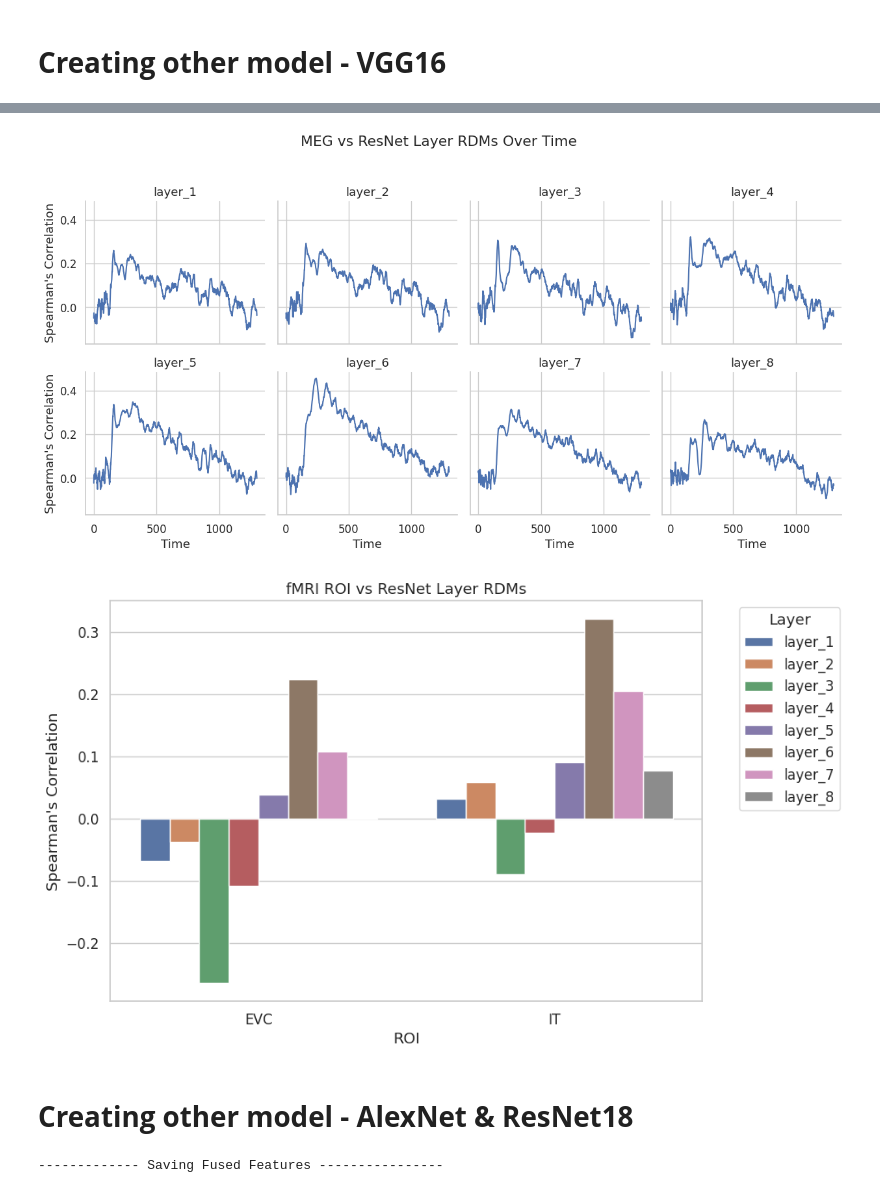
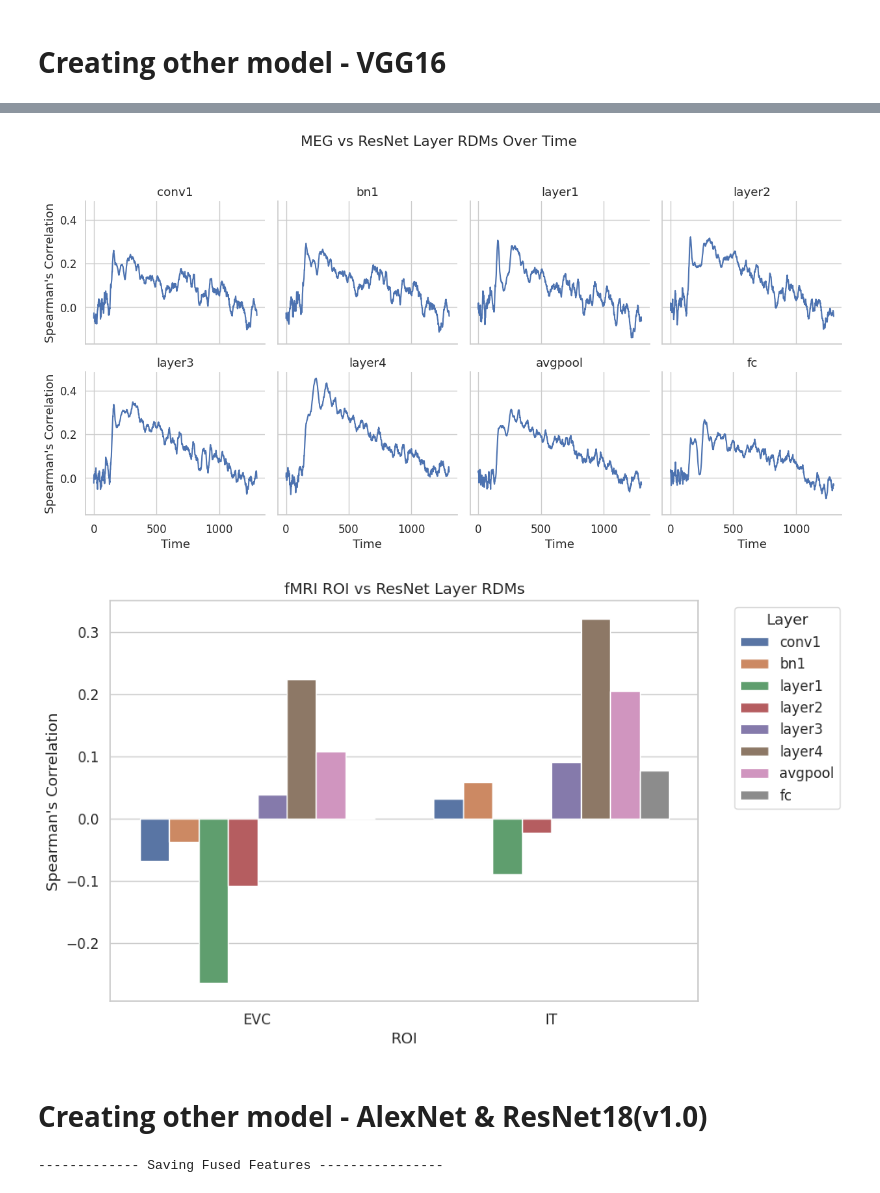
Before and after one commit to OdinViolet/Neuromatch, a Jupyter notebook: projects/fMRI/load_cichy_fMRI_MEG.ipynb, the cells around one changed output, grey strips where cells are left out. Saved outputs shown, nothing was run; the diff lists cells and outputs as text; code cells hidden in the pictures.

```diff
--- a/projects/fMRI/load_cichy_fMRI_MEG.ipynb
+++ b/projects/fMRI/load_cichy_fMRI_MEG.ipynb
@@ -980,20 +1214,0 @@ if run:
-# %%
-import matplotlib.pyplot as plt
-
-if run:
-    plt.rc('font', size=12)
-    fig, ax = plt.subplots(figsize=(12, 6))
-    time_range = range(-100, 1201)  # 1301 个时间点
-
-    for layer in layers:
-        color = plt.cm.tab10(layers.index(layer) % 10)
-        ax.plot(time_range, MEG_correlation[layer],
-                label=layer, color=color)
-
-    ax.set_xlabel('Time (ms)')
-    ax.set_ylabel("Spearman's Correlation")
-    ax.set_title('MEG vs Model Layer RDM Correlation Over Time')
-    ax.legend(title='Model Layer', loc='upper left')
-    ax.grid(True)
-    plt.tight_layout()
-    plt.show()
@@ -1061,10 +1233,10 @@ import seaborn as sns
 import matplotlib.pyplot as plt
 from scipy.stats import spearmanr
 
-# 特征提取模型
-class ResNetFeatureExtractor(nn.Module):
+# 特征提取模型（ResNet18层版本）
+class ResNet18FeatureExtractor(nn.Module):
     def __init__(self, selected_layers):
-        super(ResNetFeatureExtractor, self).__init__()
+        super(ResNet18FeatureExtractor, self).__init__()
         resnet = models.resnet18(weights=models.ResNet18_Weights.DEFAULT)
         self.selected_layers = selected_layers
 
@@ -1156,8 +1328,21 @@ def plot_rsa_results(results):
     df = pd.DataFrame(results)
     sns.set(style='whitegrid', font_scale=1.1)
 
+    # ResNet 层标签映射
+    layer_name_mapping = {
+        'layer_1': 'conv1',
+        'layer_2': 'bn1',
+        'layer_3': 'layer1',
+        'layer_4': 'layer2',
+        'layer_5': 'layer3',
+        'layer_6': 'layer4',
+        'layer_7': 'avgpool',
+        'layer_8': 'fc'
+    }
+
     # MEG Time Course
     df_meg = df[df['DataType'] == 'MEG']
+    df_meg.loc[:, 'Layer'] = df_meg['Layer'].map(layer_name_mapping)
     g = sns.FacetGrid(df_meg, col='Layer', col_wrap=4, height=3.2, sharey=True)
     g.map(sns.lineplot, 'Time', 'Correlation')
     g.set_titles("{col_name}")
@@ -1168,6 +1353,7 @@ def plot_rsa_results(results):
 
     # fMRI Bars
     df_fmri = df[df['DataType'] == 'fMRI']
+    df_fmri.loc[:, 'Layer'] = df_fmri['Layer'].map(layer_name_mapping)
     plt.figure(figsize=(10, 6))
     sns.barplot(data=df_fmri, x='ROI', y='Correlation', hue='Layer')
     plt.title('fMRI ROI vs ResNet Layer RDMs')
@@ -1177,39 +1363,39 @@ def plot_rsa_results(results):
     plt.tight_layout()
     plt.show()
 
 # ==== 主程序区域 ====
 # 路径设定
 image_dir = 'data/92_Image_Set/92images'
 save_dir = 'resnet_activations'
 os.makedirs(save_dir, exist_ok=True)
 
 # 加载图像列表
 image_list = sorted(glob.glob(image_dir + '/*.jpg'))
 
-# 初始化模型（8层）
+# 初始化模型（18层）
 selected_layers = ['conv1', 'bn1', 'layer1', 'layer2', 'layer3', 'layer4', 'avgpool', 'fc']
-model = ResNetFeatureExtractor(selected_layers)
+model = ResNet18FeatureExtractor(selected_layers)
 
 # 提取特征
 extract_resnet_features(model, image_list, save_dir)
 
 # 构建模型 RDMs
 model_RDMs = compute_model_rdms(save_dir, len(selected_layers))
 
 # 加载脑数据（需预先准备）
 # MEG_RDM_sub_averaged: shape = (1301, N, N)
 # fMRI_RDMs = {'EVC_RDMs': [...], 'IT_RDMs': [...]}
 
 # 比较 RDMs
 results = compute_rsa_correlations(model_RDMs, MEG_RDM_sub_averaged, fMRI_RDMs)
 
 # 可视化
 plot_rsa_results(results)
 # %% [output]
-[figure, old version]
+[figure, new version]
-[figure, old version]
+[figure, new version]
 # %% [markdown]
-# **Creating other model - AlexNet & ResNet18**
+# **Creating other model - AlexNet & ResNet18(v1.0)**
 # %%
 import torch
 import torch.nn as nn
```
Also changed, not shown: parts of 21 cells of this notebook.
